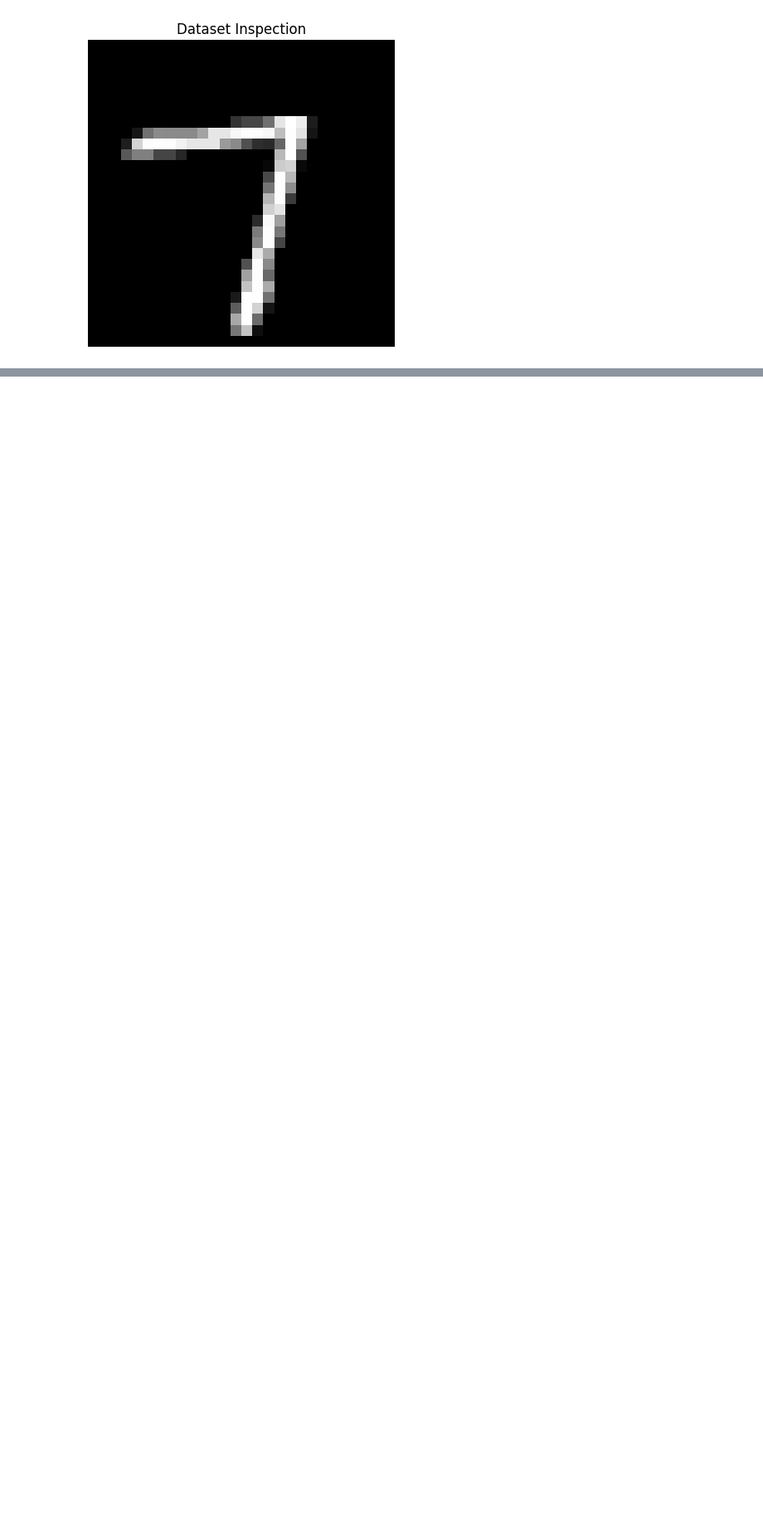
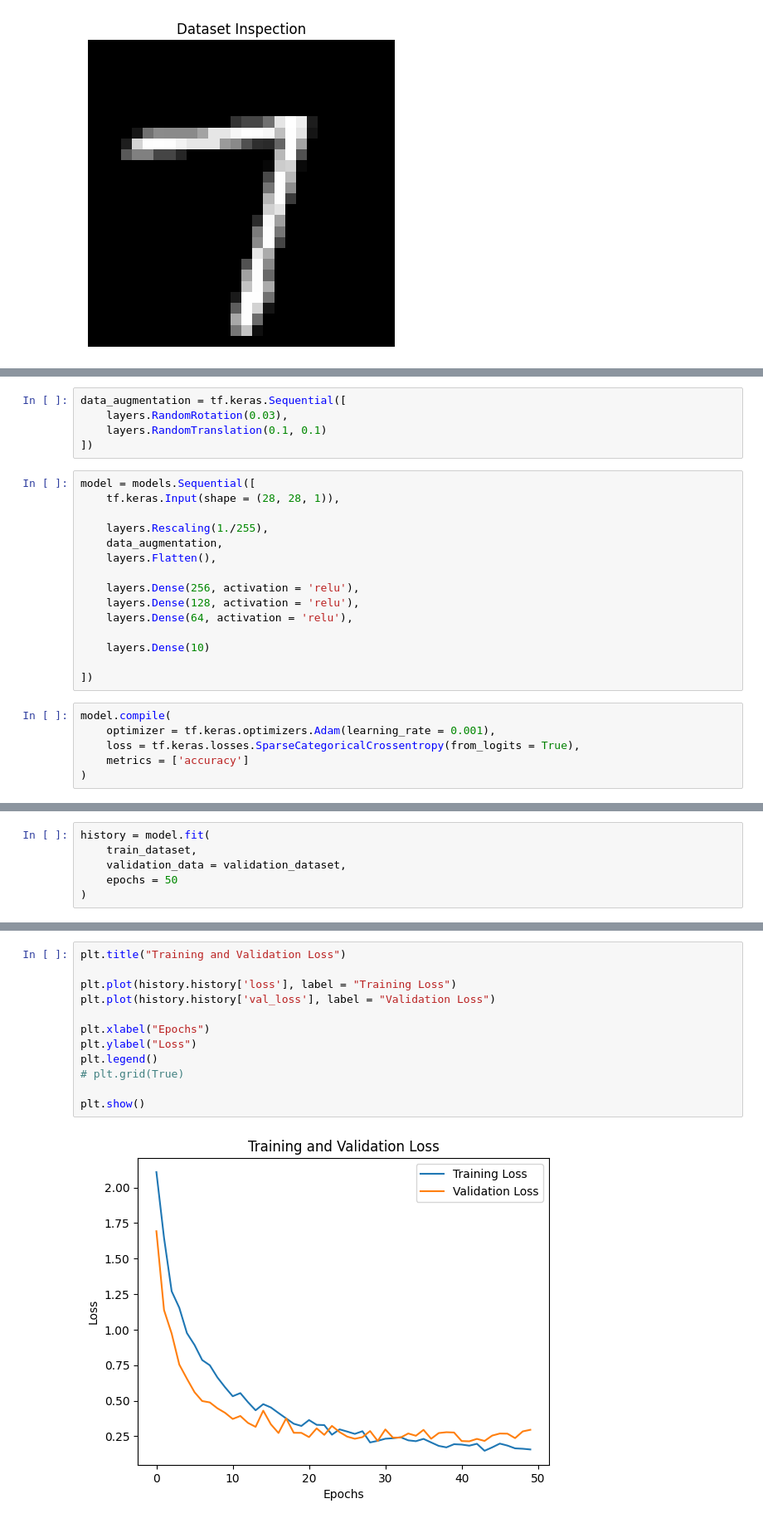
Before and after one commit to ShrDar/Digit-Prediction-Model, a Jupyter notebook: notebooks/Neural_Network_Tensorflow.ipynb, the cells around one changed output, grey strips where cells are left out. Shown at 83% size. Cells and saved outputs as stored; diff of their text form; blank space fills up the shorter version.

Commit message:
Added: Created the Neural Network Model using tensorflow, evaluated the model and made inferences using the model

```diff
--- a/notebooks/Neural_Network_Tensorflow.ipynb
+++ b/notebooks/Neural_Network_Tensorflow.ipynb
@@ -29,0 +71,26 @@ plt.show()
+# %%
+data_augmentation = tf.keras.Sequential([
+    layers.RandomRotation(0.03),
+    layers.RandomTranslation(0.1, 0.1)
+])
+# %%
+model = models.Sequential([
+    tf.keras.Input(shape = (28, 28, 1)),
+
+    layers.Rescaling(1./255),
+    data_augmentation,
+    layers.Flatten(),
+
+    layers.Dense(256, activation = 'relu'),
+    layers.Dense(128, activation = 'relu'),
+    layers.Dense(64, activation = 'relu'),
+
+    layers.Dense(10)
+
+])
+# %%
+model.compile(
+    optimizer = tf.keras.optimizers.Adam(learning_rate = 0.001),
+    loss = tf.keras.losses.SparseCategoricalCrossentropy(from_logits = True),
+    metrics = ['accuracy']
+)
@@ -29,0 +99,6 @@ plt.show()
+# %%
+history = model.fit(
+    train_dataset,
+    validation_data = validation_dataset,
+    epochs = 50
+)
@@ -29,0 +125,14 @@ plt.show()
+# %%
+plt.title("Training and Validation Loss")
+
+plt.plot(history.history['loss'], label = "Training Loss")
+plt.plot(history.history['val_loss'], label = "Validation Loss")
+
+plt.xlabel("Epochs")
+plt.ylabel("Loss")
+plt.legend()
+# plt.grid(True)
+
+plt.show()
+# %% [output]
+[figure, added]
```
Also changed, not shown: parts of 16 cells of this notebook, 1 other file.
